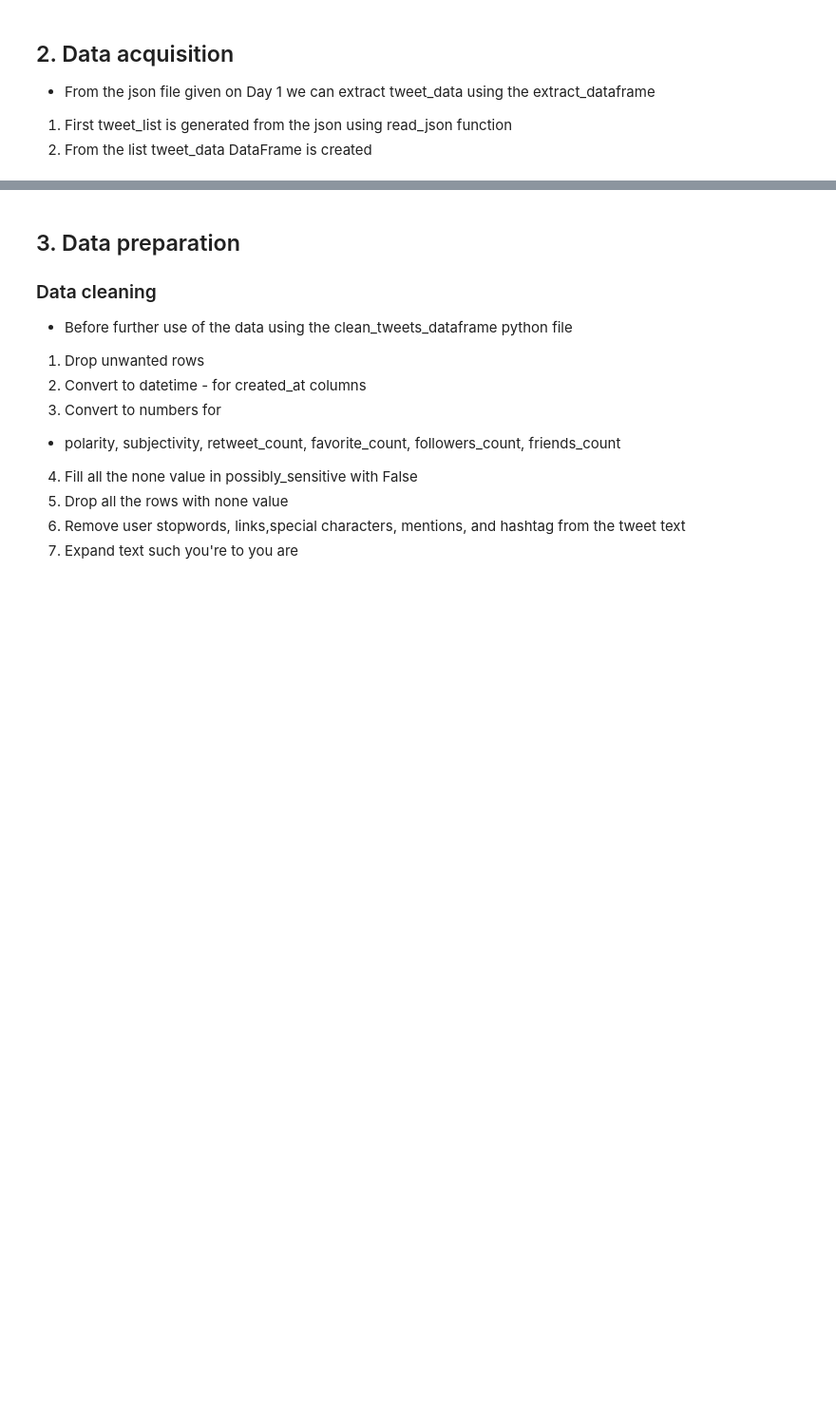
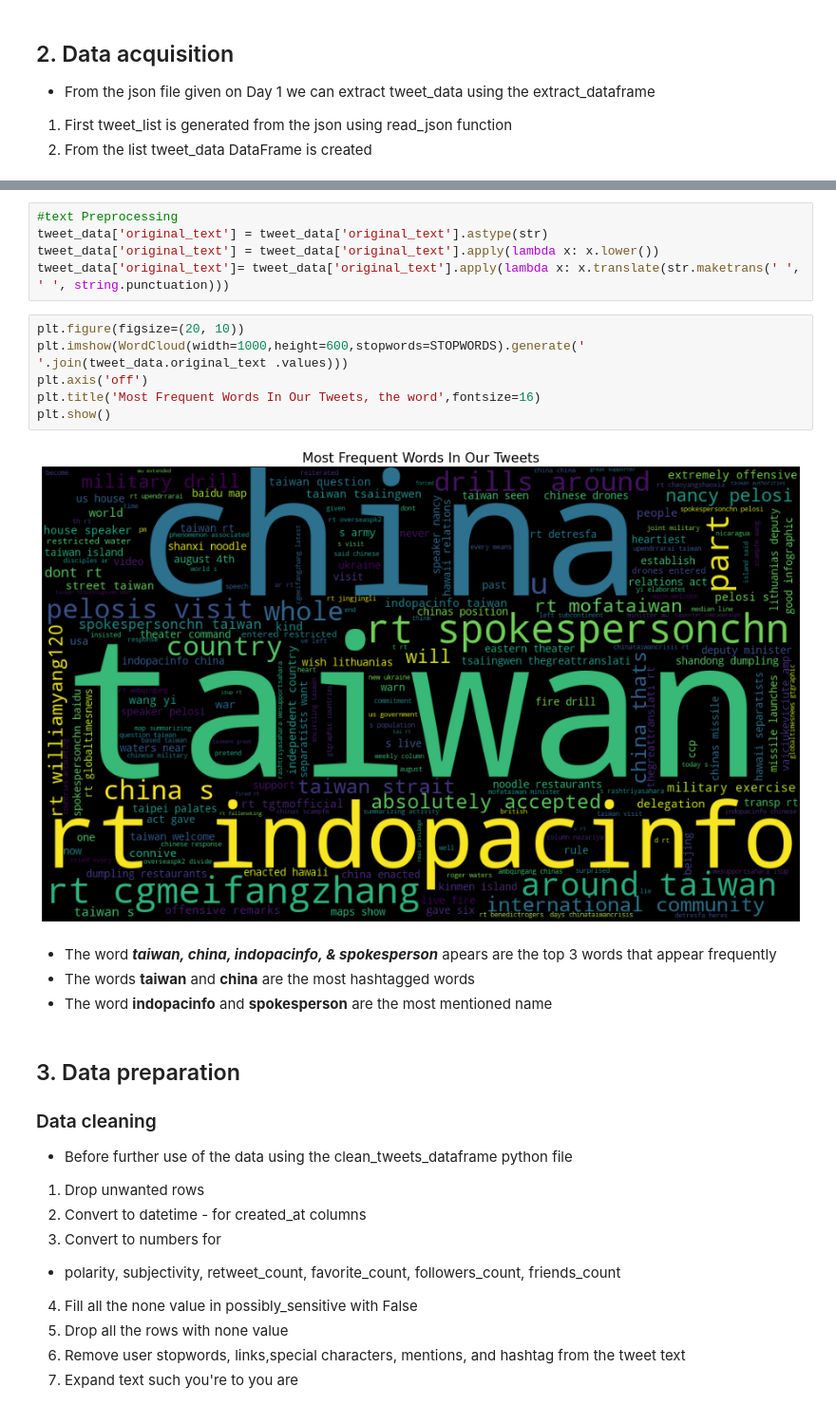
Before and after one commit to degagawolde/twitter-data-analysis, a Jupyter notebook: JupyterNotebooks/EDA.ipynb, the cells around one changed output, grey strips where cells are left out. Shown at 95% size. Saved outputs shown, nothing was run; the diff lists cells and outputs as text; blank space fills up the shorter version.

```diff
--- a/JupyterNotebooks/EDA.ipynb
+++ b/JupyterNotebooks/EDA.ipynb
@@ -115,3 +255,20 @@ fig.savefig("bar_chart_for_missing_columns.png")
+# %%
+#text Preprocessing
+tweet_data['original_text'] = tweet_data['original_text'].astype(str)
+tweet_data['original_text'] = tweet_data['original_text'].apply(lambda x: x.lower())
+tweet_data['original_text']= tweet_data['original_text'].apply(lambda x: x.translate(str.maketrans(' ', ' ', string.punctuation)))
+# %%
+plt.figure(figsize=(20, 10))
+plt.imshow(WordCloud(width=1000,height=600,stopwords=STOPWORDS).generate(' '.join(tweet_data.original_text .values)))
+plt.axis('off')
+plt.title('Most Frequent Words In Our Tweets, the word',fontsize=16)
+plt.show()
+# %% [output]
+[figure, added]
+# %% [markdown]
+- The word **___taiwan, china, indopacinfo, & spokesperson___** apears are the top 3 words that appear frequently
+- The words **taiwan** and **china** are the most hashtagged words
+- The word **indopacinfo** and **spokesperson** are the most mentioned name
 # %% [markdown]
 ## 3. Data preparation
 ### Data cleaning
```
Also changed, not shown: parts of 27 cells of this notebook, 4 other files.
